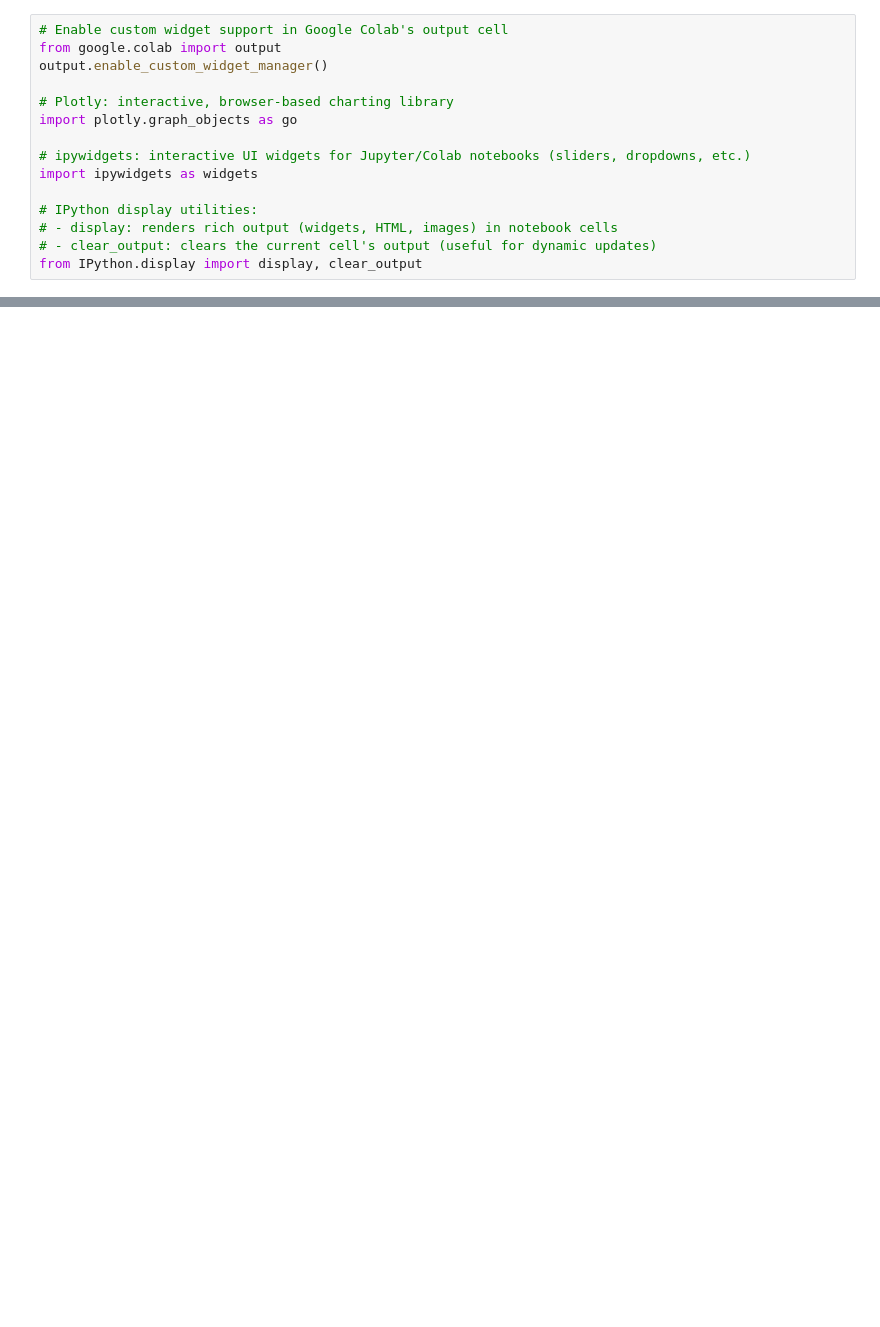
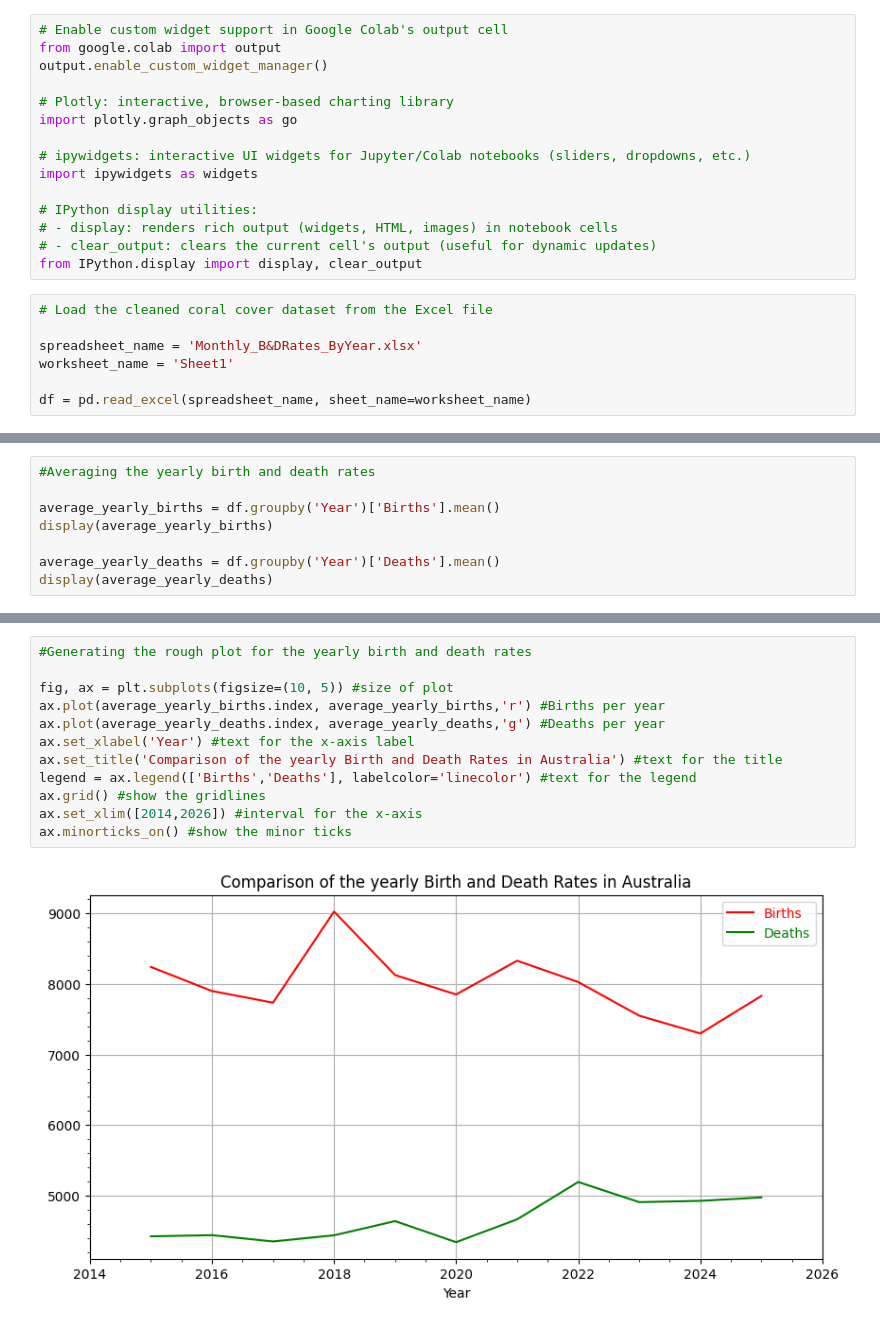
Before and after one commit to Leo05-u/EMSC2010_A3-Project-Notebook-Repository, a Jupyter notebook: EMSC2010_A3_Project_Notebook_&_Repository_u7447903.ipynb, the cells around one changed output, grey strips where cells are left out. Saved outputs shown, nothing was run; the diff lists cells and outputs as text; blank space fills up the shorter version.

```diff
--- a/EMSC2010_A3_Project_Notebook_&_Repository_u7447903.ipynb
+++ b/EMSC2010_A3_Project_Notebook_&_Repository_u7447903.ipynb
@@ -85,3 +82,10 @@ import ipywidgets as widgets
 # - display: renders rich output (widgets, HTML, images) in notebook cells
 # - clear_output: clears the current cell's output (useful for dynamic updates)
 from IPython.display import display, clear_output
+# %%
+# Load the cleaned coral cover dataset from the Excel file
+
+spreadsheet_name = 'Monthly_B&DRates_ByYear.xlsx'
+worksheet_name = 'Sheet1'
+
+df = pd.read_excel(spreadsheet_name, sheet_name=worksheet_name)
@@ -87,0 +102,8 @@ from IPython.display import display, clear_output
+# %%
+#Averaging the yearly birth and death rates
+
+average_yearly_births = df.groupby('Year')['Births'].mean()
+display(average_yearly_births)
+
+average_yearly_deaths = df.groupby('Year')['Deaths'].mean()
+display(average_yearly_deaths)
@@ -87,0 +139,14 @@ from IPython.display import display, clear_output
+# %%
+#Generating the rough plot for the yearly birth and death rates
+
+fig, ax = plt.subplots(figsize=(10, 5)) #size of plot
+ax.plot(average_yearly_births.index, average_yearly_births,'r') #Births per year
+ax.plot(average_yearly_deaths.index, average_yearly_deaths,'g') #Deaths per year
+ax.set_xlabel('Year') #text for the x-axis label
+ax.set_title('Comparison of the yearly Birth and Death Rates in Australia') #text for the title
+legend = ax.legend(['Births','Deaths'], labelcolor='linecolor') #text for the legend
+ax.grid() #show the gridlines
+ax.set_xlim([2014,2026]) #interval for the x-axis
+ax.minorticks_on() #show the minor ticks
+# %% [output]
+[figure, added]
```
Also changed, not shown: parts of 16 cells of this notebook.
